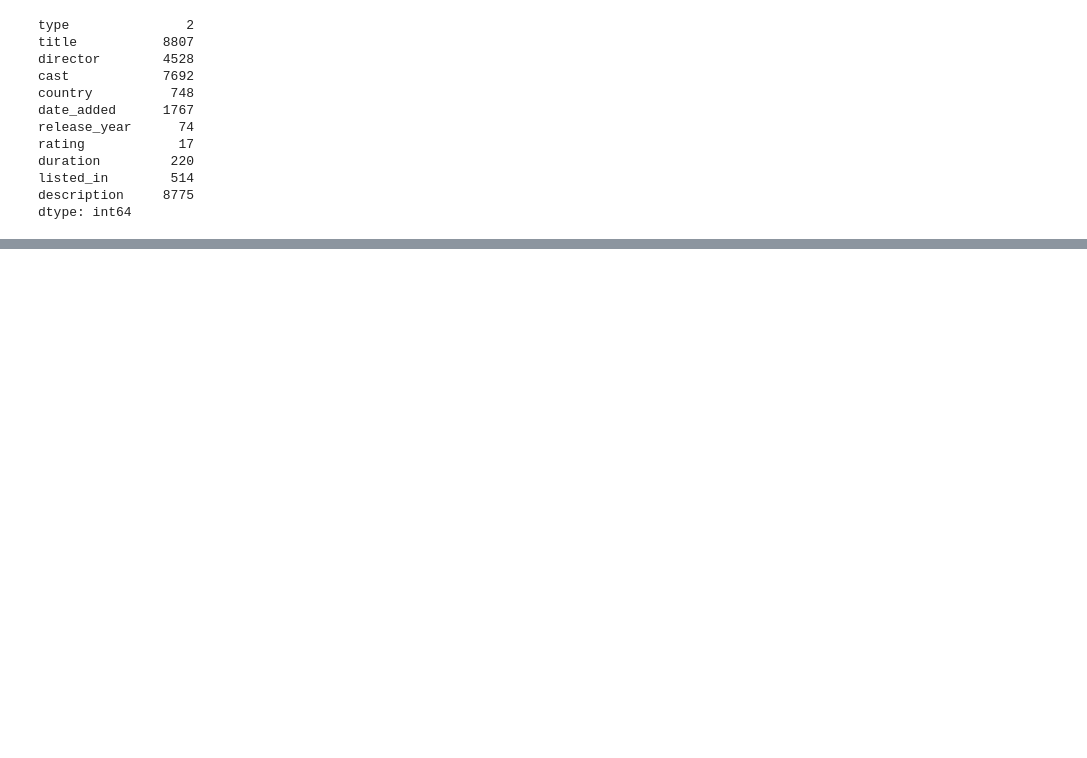
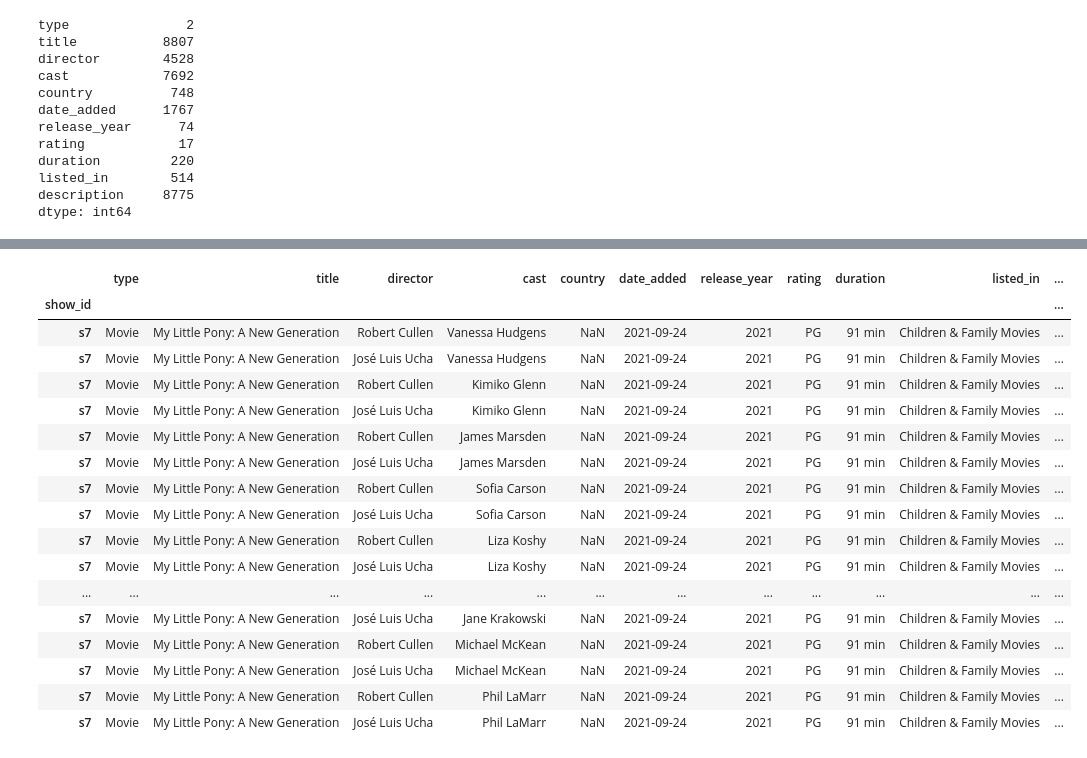
Before and after one commit to jameslaurence82/PythonPandas, a Jupyter notebook: netflixtitles.ipynb, the cells around one changed output, grey strips where cells are left out. Cells and saved outputs as stored; diff of their text form; code cells hidden in the pictures; blank space fills up the shorter version.

Commit message:
update notebook to split values and have ms/pg db

```diff
--- a/netflixtitles.ipynb
+++ b/netflixtitles.ipynb
@@ -333,3 +272,0 @@ dtype: int64
-# %%
-# Replace NaN values in the 'cast' column with 'Unknown'
-netflixdf['cast'] = netflixdf['cast'].fillna('Unknown')
@@ -353,3 +272,0 @@ dtype: int64
-# %%
-# Replace NaN values in the 'cast' column with 'Unknown'
-netflixdf['country'] = netflixdf['country'].fillna('Unknown')
@@ -372,0 +273,12 @@ dtype: int64
+# %%
+# Copy original DataFrame to avoid modifying it
+castdf_exploded = netflixdf.copy()
+
+# Convert the 'cast' column to lists
+castdf_exploded['cast'] = castdf_exploded['cast'].str.split(', ')
+
+# Explode specified columns
+castdf_exploded = castdf_exploded.explode('cast')
+
+# Print exploded DataFrame
+castdf_exploded
@@ -372,0 +325,12 @@ dtype: int64
+# %%
+# Copy castdf_exploded DataFrame to avoid modifying it
+directordf_exploded = castdf_exploded.copy()
+
+# Convert the 'cast' column to lists
+directordf_exploded['director'] = directordf_exploded['director'].str.split(', ')
+
+# Explode specified columns
+directordf_exploded = directordf_exploded.explode('director')
+
+# Print exploded DataFrame
+directordf_exploded
@@ -372,0 +352,22 @@ dtype: int64
+# %%
+# verifying that s7's multiple directors was exploded
+directordf_exploded.loc['s7']
+# %% [output]
+|  | type | title | director | cast | country | date_added | release_year | rating | duration | listed_in | ... |
+| show_id |  |  |  |  |  |  |  |  |  |  | ... |
+| s7 | Movie | My Little Pony: A New Generation | Robert Cullen | Vanessa Hudgens | NaN | 2021-09-24 | 2021 | PG | 91 min | Children & Family Movies | ... |
+| s7 | Movie | My Little Pony: A New Generation | José Luis Ucha | Vanessa Hudgens | NaN | 2021-09-24 | 2021 | PG | 91 min | Children & Family Movies | ... |
+| s7 | Movie | My Little Pony: A New Generation | Robert Cullen | Kimiko Glenn | NaN | 2021-09-24 | 2021 | PG | 91 min | Children & Family Movies | ... |
+| s7 | Movie | My Little Pony: A New Generation | José Luis Ucha | Kimiko Glenn | NaN | 2021-09-24 | 2021 | PG | 91 min | Children & Family Movies | ... |
+| s7 | Movie | My Little Pony: A New Generation | Robert Cullen | James Marsden | NaN | 2021-09-24 | 2021 | PG | 91 min | Children & Family Movies | ... |
+| s7 | Movie | My Little Pony: A New Generation | José Luis Ucha | James Marsden | NaN | 2021-09-24 | 2021 | PG | 91 min | Children & Family Movies | ... |
+| s7 | Movie | My Little Pony: A New Generation | Robert Cullen | Sofia Carson | NaN | 2021-09-24 | 2021 | PG | 91 min | Children & Family Movies | ... |
+| s7 | Movie | My Little Pony: A New Generation | José Luis Ucha | Sofia Carson | NaN | 2021-09-24 | 2021 | PG | 91 min | Children & Family Movies | ... |
+| s7 | Movie | My Little Pony: A New Generation | Robert Cullen | Liza Koshy | NaN | 2021-09-24 | 2021 | PG | 91 min | Children & Family Movies | ... |
+| s7 | Movie | My Little Pony: A New Generation | José Luis Ucha | Liza Koshy | NaN | 2021-09-24 | 2021 | PG | 91 min | Children & Family Movies | ... |
+| ... | ... | ... | ... | ... | ... | ... | ... | ... | ... | ... | ... |
+| s7 | Movie | My Little Pony: A New Generation | José Luis Ucha | Jane Krakowski | NaN | 2021-09-24 | 2021 | PG | 91 min | Children & Family Movies | ... |
+| s7 | Movie | My Little Pony: A New Generation | Robert Cullen | Michael McKean | NaN | 2021-09-24 | 2021 | PG | 91 min | Children & Family Movies | ... |
+| s7 | Movie | My Little Pony: A New Generation | José Luis Ucha | Michael McKean | NaN | 2021-09-24 | 2021 | PG | 91 min | Children & Family Movies | ... |
+| s7 | Movie | My Little Pony: A New Generation | Robert Cullen | Phil LaMarr | NaN | 2021-09-24 | 2021 | PG | 91 min | Children & Family Movies | ... |
+| s7 | Movie | My Little Pony: A New Generation | José Luis Ucha | Phil LaMarr | NaN | 2021-09-24 | 2021 | PG | 91 min | Children & Family Movies | ... |
```
Also changed, not shown: parts of 49 cells of this notebook, 2 other files.
